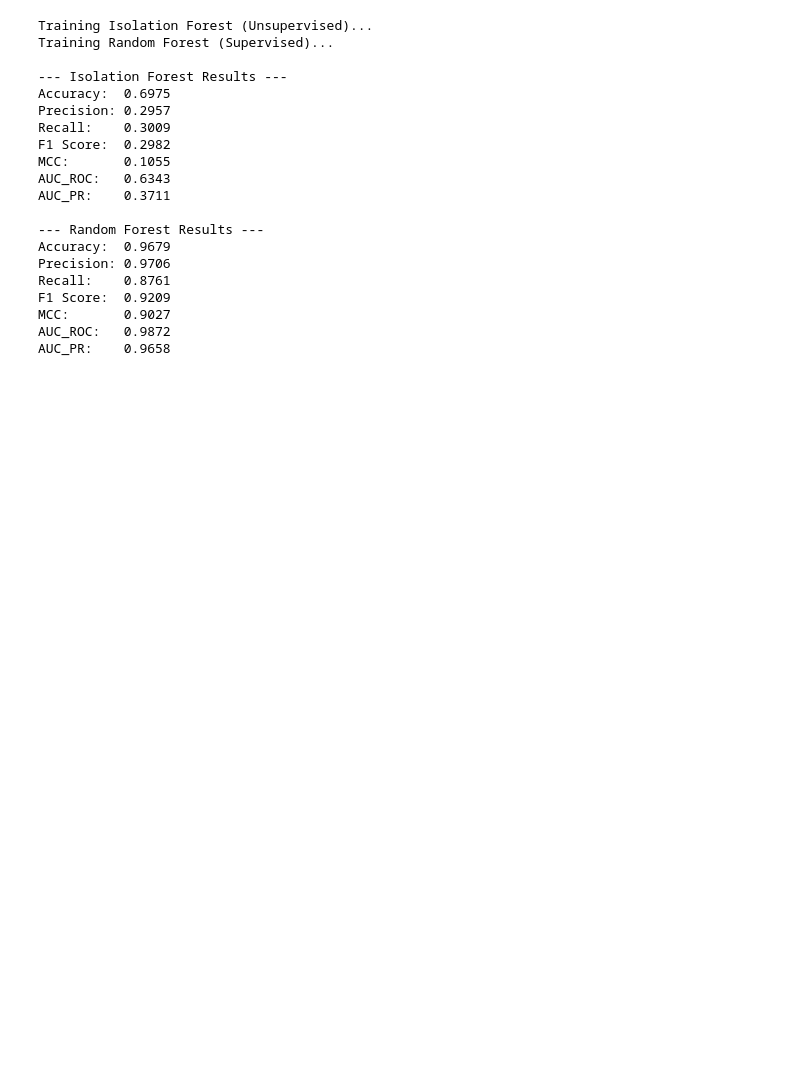
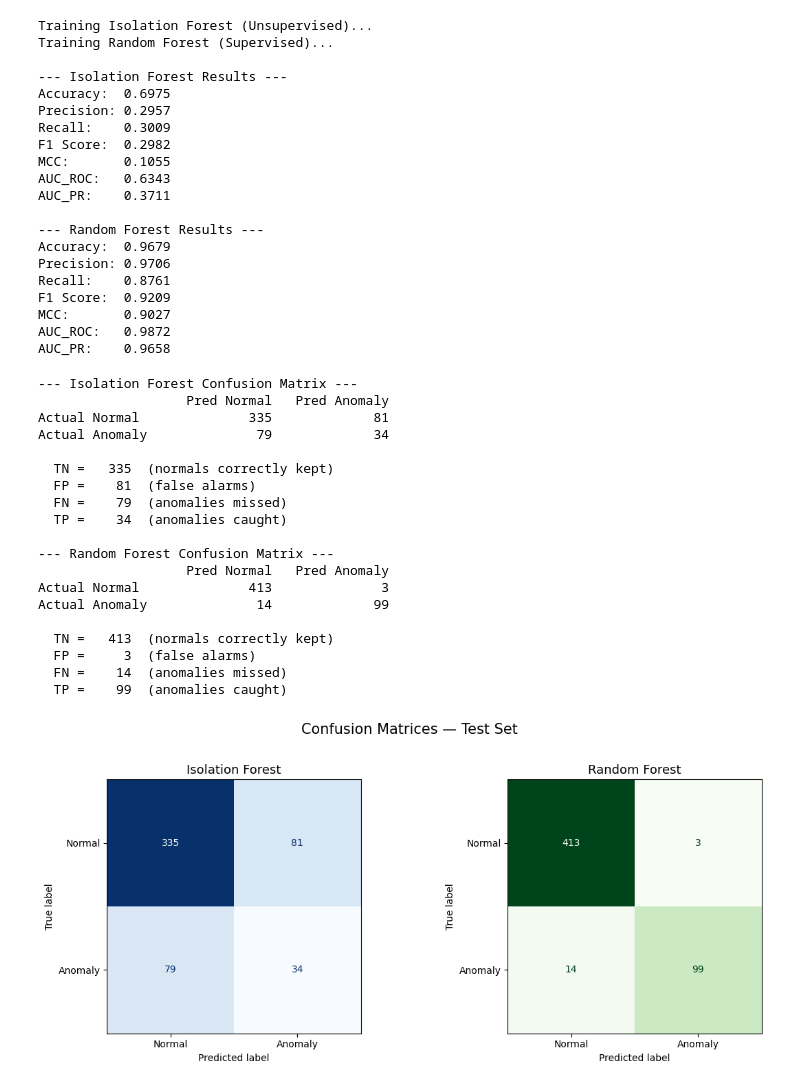
Before and after one commit to M-Happyboy/Ming-repo, a Jupyter notebook: baseline-model/anomalydetection.ipynb, the cells around one changed output. Saved outputs shown, nothing was run; the diff lists cells and outputs as text; code cells hidden in the pictures; blank space fills up the shorter version.

```diff
--- a/baseline-model/anomalydetection.ipynb
+++ b/baseline-model/anomalydetection.ipynb
@@ -10,7 +10,7 @@ from sklearn.impute import SimpleImputer
 
 # 1. Load the dataset
 # Ensure dataset.csv is in the same directory
-df = pd.read_csv('/kaggle/input/satellite-telemetry-data-anomaly-prediction/dataset.csv')
+df = pd.read_csv('dataset.csv')
 
 # 2. Define Features (Handcrafted features from the article)
 feature_cols = [
@@ -106,3 +106,65 @@ F1 Score:  0.9209
 MCC:       0.9027
 AUC_ROC:   0.9872
 AUC_PR:    0.9658
+# %%
+import matplotlib.pyplot as plt
+from sklearn.metrics import confusion_matrix, ConfusionMatrixDisplay
+
+# 1. Compute the raw 2x2 matrices
+cm_iso = confusion_matrix(y_test, y_pred_iso)
+cm_rf  = confusion_matrix(y_test, y_pred_rf)
+
+# 2. Print TN / FP / FN / TP breakdown for each model
+def show_confusion(name, cm):
+    tn, fp, fn, tp = cm.ravel()
+    print(f"\n--- {name} Confusion Matrix ---")
+    print(f"                   Pred Normal   Pred Anomaly")
+    print(f"Actual Normal      {tn:>11}   {fp:>12}")
+    print(f"Actual Anomaly     {fn:>11}   {tp:>12}")
+    print(f"\n  TN = {tn:>5}  (normals correctly kept)")
+    print(f"  FP = {fp:>5}  (false alarms)")
+    print(f"  FN = {fn:>5}  (anomalies missed)")
+    print(f"  TP = {tp:>5}  (anomalies caught)")
+
+show_confusion("Isolation Forest", cm_iso)
+show_confusion("Random Forest",    cm_rf)
+
+# 3. Side-by-side heatmap visualisation
+fig, axes = plt.subplots(1, 2, figsize=(12, 5))
+
+ConfusionMatrixDisplay(
+    confusion_matrix=cm_iso,
+    display_labels=['Normal', 'Anomaly']
+).plot(ax=axes[0], cmap='Blues', colorbar=False, values_format='d')
+axes[0].set_title('Isolation Forest', fontsize=13)
+
+ConfusionMatrixDisplay(
+    confusion_matrix=cm_rf,
+    display_labels=['Normal', 'Anomaly']
+).plot(ax=axes[1], cmap='Greens', colorbar=False, values_format='d')
+axes[1].set_title('Random Forest', fontsize=13)
+
+plt.suptitle('Confusion Matrices — Test Set', fontsize=15, y=1.02)
+plt.tight_layout()
+plt.show()
+# %% [output]
+--- Isolation Forest Confusion Matrix ---
+                   Pred Normal   Pred Anomaly
+Actual Normal              335             81
+Actual Anomaly              79             34
+
+  TN =   335  (normals correctly kept)
+  FP =    81  (false alarms)
+  FN =    79  (anomalies missed)
+  TP =    34  (anomalies caught)
+
+--- Random Forest Confusion Matrix ---
+                   Pred Normal   Pred Anomaly
+Actual Normal              413              3
+Actual Anomaly              14             99
+
+  TN =   413  (normals correctly kept)
+  FP =     3  (false alarms)
+  FN =    14  (anomalies missed)
+  TP =    99  (anomalies caught)
+[figure, added]
```
Also changed, not shown: 5 other files.
